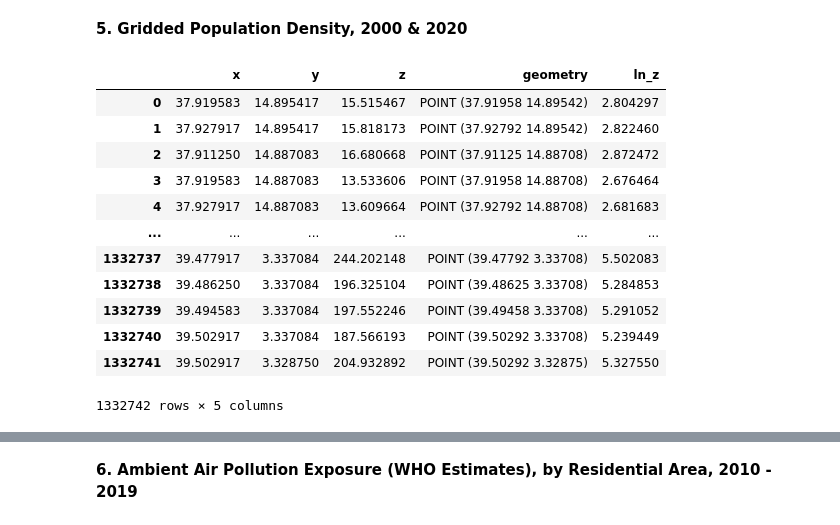
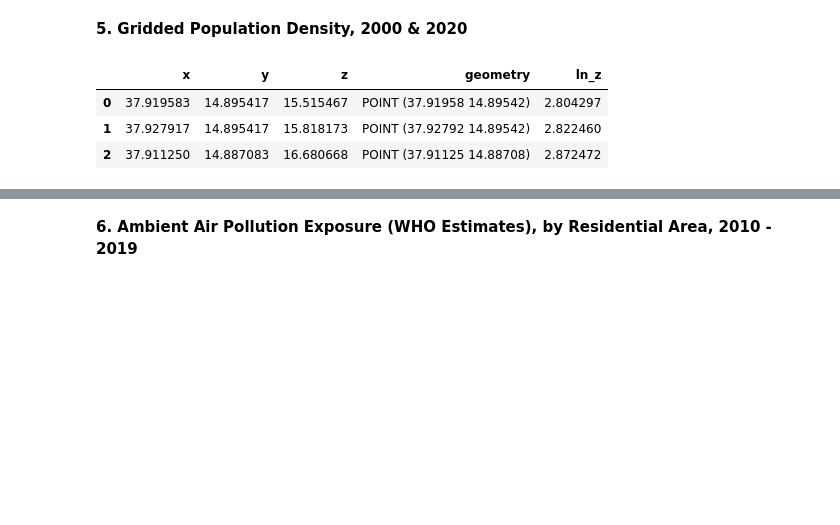
Before and after one commit to Yishak-Ali/Air-Pollution-in-Ethiopia-Report, a Jupyter notebook: Analyzing Air Pollution and Associated Burden of Disease in Ethiopia.ipynb, the cells around one changed output, grey strips where cells are left out. Saved outputs shown, nothing was run; the diff lists cells and outputs as text; code cells hidden in the pictures; blank space fills up the shorter version.

```diff
--- a/Analyzing Air Pollution and Associated Burden of Disease in Ethiopia.ipynb
+++ b/Analyzing Air Pollution and Associated Burden of Disease in Ethiopia.ipynb
@@ -421,19 +421,10 @@ memory usage: 372.0+ bytes
 # %% [markdown]
 **5. Gridded Population Density, 2000 & 2020**
 # %%
-pop_dd_2000
+pop_dd_2000.head(3)
 # %% [output]
 |  | x | y | z | geometry | ln_z |
 | 0 | 37.919583 | 14.895417 | 15.515467 | POINT (37.91958 14.89542) | 2.804297 |
 | 1 | 37.927917 | 14.895417 | 15.818173 | POINT (37.92792 14.89542) | 2.822460 |
 | 2 | 37.911250 | 14.887083 | 16.680668 | POINT (37.91125 14.88708) | 2.872472 |
-| 3 | 37.919583 | 14.887083 | 13.533606 | POINT (37.91958 14.88708) | 2.676464 |
-| 4 | 37.927917 | 14.887083 | 13.609664 | POINT (37.92792 14.88708) | 2.681683 |
-| ... | ... | ... | ... | ... | ... |
-| 1332737 | 39.477917 | 3.337084 | 244.202148 | POINT (39.47792 3.33708) | 5.502083 |
-| 1332738 | 39.486250 | 3.337084 | 196.325104 | POINT (39.48625 3.33708) | 5.284853 |
-| 1332739 | 39.494583 | 3.337084 | 197.552246 | POINT (39.49458 3.33708) | 5.291052 |
-| 1332740 | 39.502917 | 3.337084 | 187.566193 | POINT (39.50292 3.33708) | 5.239449 |
-| 1332741 | 39.502917 | 3.328750 | 204.932892 | POINT (39.50292 3.32875) | 5.327550 |
-1332742 rows × 5 columns
 # %%
```
Also changed, not shown: parts of 3 cells of this notebook, 1 other file.
